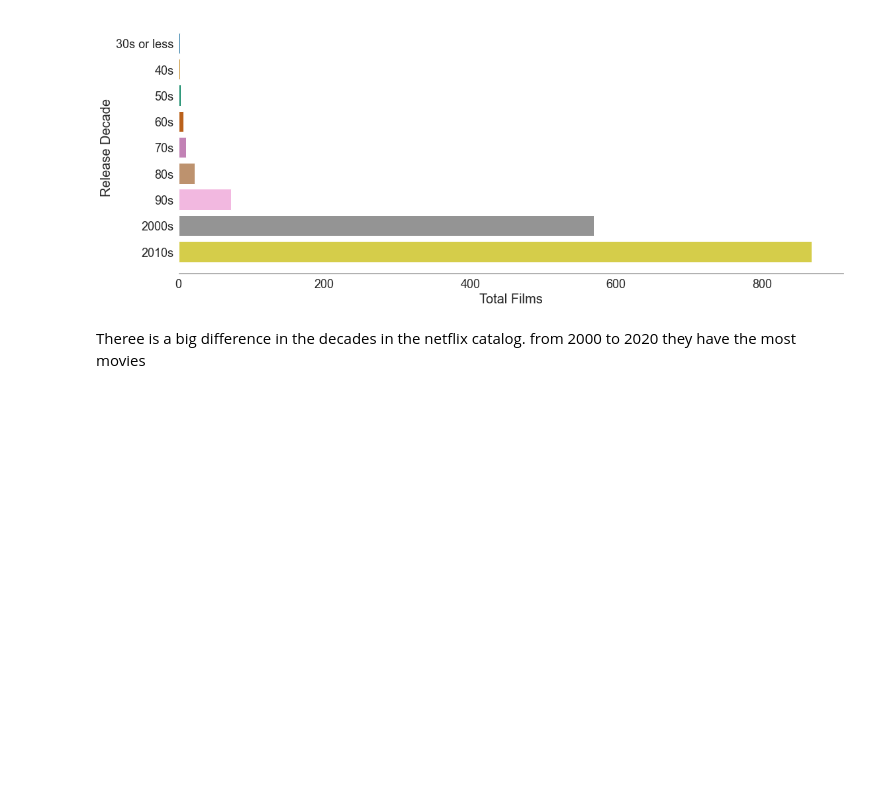
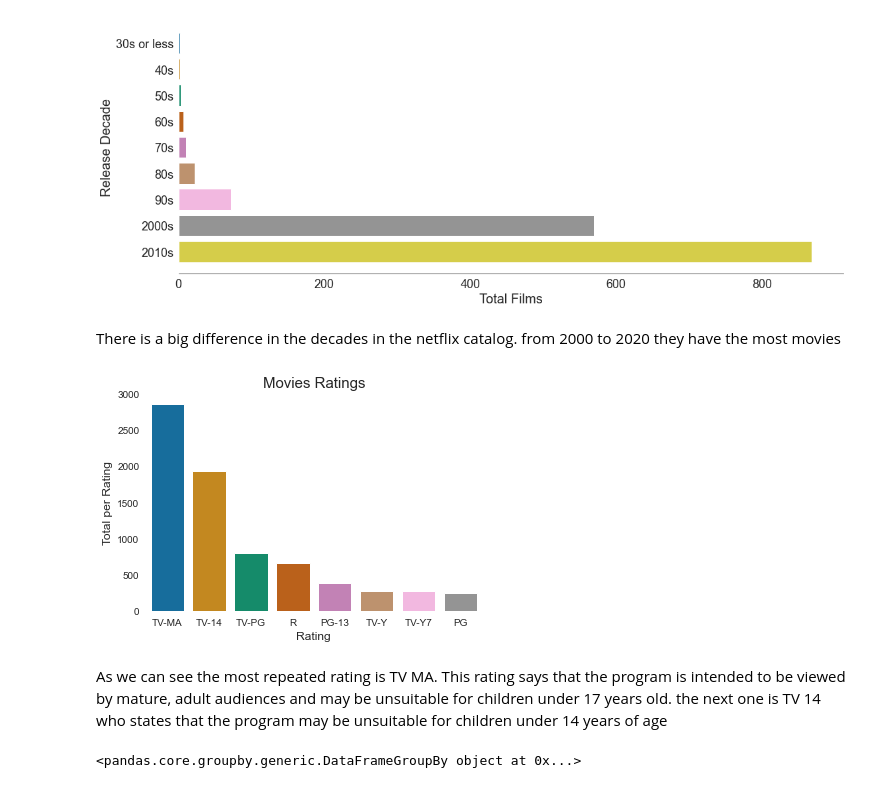
Before and after one commit to martinnss/Netflix-EDA, a Jupyter notebook: netflix.ipynb, the cells around one changed output. Drawn from its saved outputs; the diff is of its cells as text; code cells hidden in the pictures; blank space fills up the shorter version.

```diff
--- a/netflix.ipynb
+++ b/netflix.ipynb
@@ -271,4 +271,22 @@ plt.plot()
 []
 [figure]
 # %% [markdown]
-Theree is a big difference in the decades in the netflix catalog. from 2000 to 2020 they have the most movies
+There is a big difference in the decades in the netflix catalog. from 2000 to 2020 they have the most movies
+# %%
+#plot the top eight most repeated ratings
+rating=data.rating.value_counts().iloc[0:8]
+rat=sns.barplot(x=rating.index,y=rating.values,palette='colorblind')
+sns.despine(left=True,bottom=True)
+rat.set_xlabel('Rating',fontsize=12)
+rat.set_ylabel('Total per Rating',fontsize=12)
+rat.tick_params(axis='both', which='major', labelsize=10)
+rat.set_title('Movies Ratings',fontsize=15,)
+plt.show()
+# %% [output]
+[figure, added]
+# %% [markdown]
+As we can see the most repeated rating is TV MA. This rating says that the program is intended to be viewed by mature, adult audiences and may be unsuitable for children under 17 years old. the next one is TV 14 who states that the program may be unsuitable for children under 14 years of age
+# %%
+print(data.groupby('release_year'))
+# %% [output]
+<pandas.core.groupby.generic.DataFrameGroupBy object at 0x...>
```
Also changed, not shown: parts of 1 cell of this notebook.
